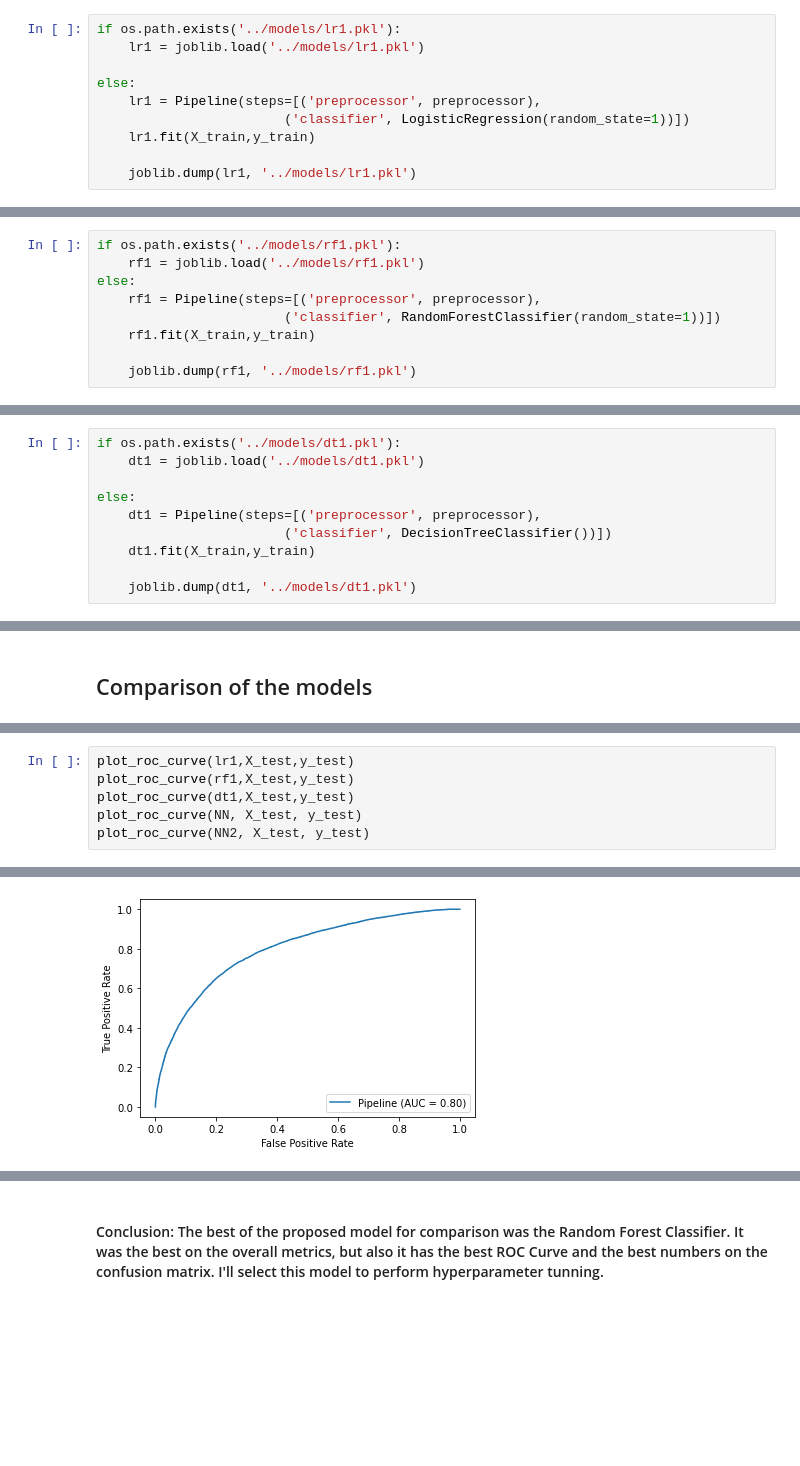
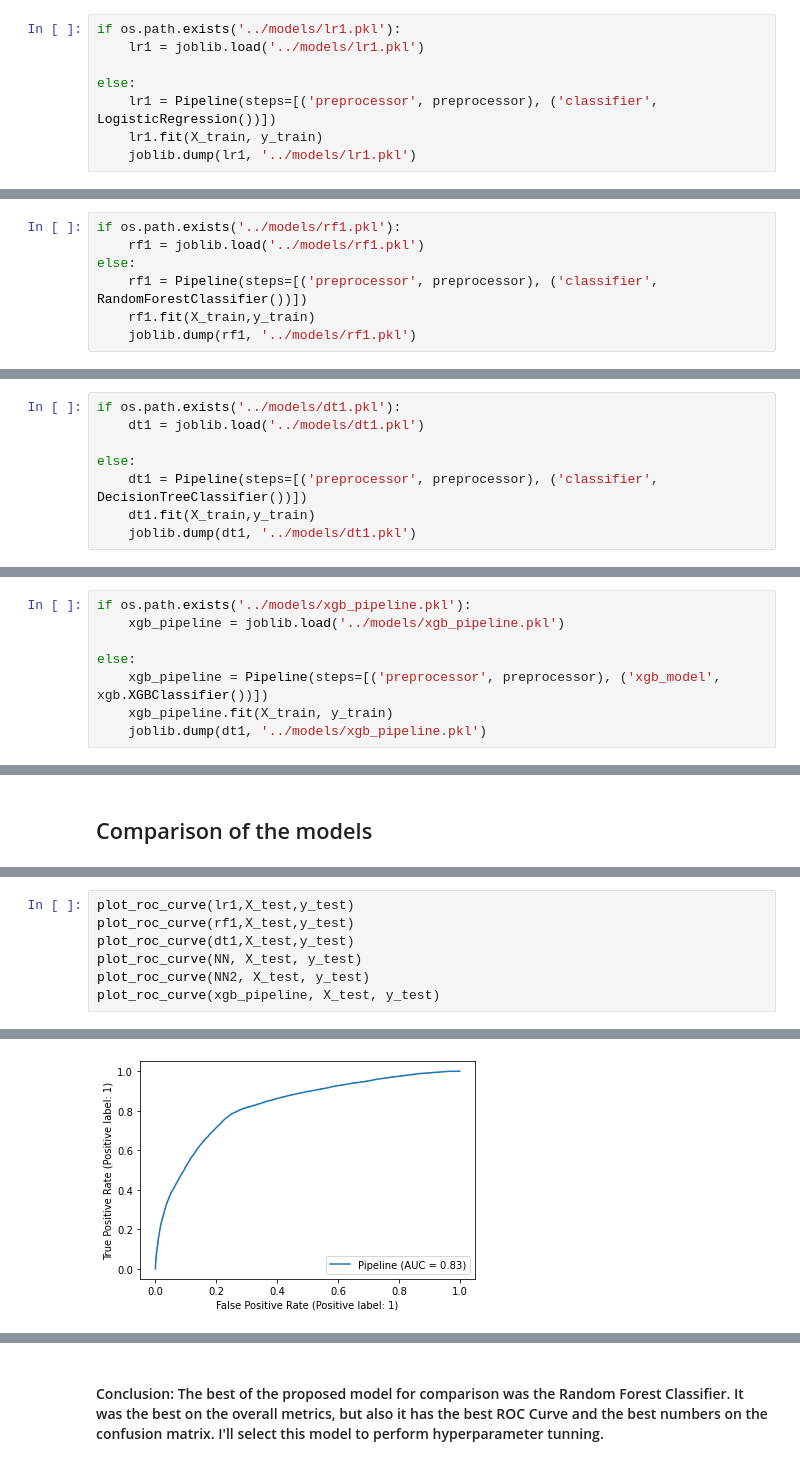
Before and after one commit to caarbelaezg/diabetes-problem, a Jupyter notebook: notebooks/predictive_models.ipynb, the cells around one changed output, grey strips where cells are left out. Cells and saved outputs as stored; diff of their text form; blank space fills up the shorter version.

Commit message:
XGB classifier

```diff
--- a/notebooks/predictive_models.ipynb
+++ b/notebooks/predictive_models.ipynb
@@ -77,8 +127,6 @@ if os.path.exists('../models/lr1.pkl'):
     lr1 = joblib.load('../models/lr1.pkl')
 
 else:
-    lr1 = Pipeline(steps=[('preprocessor', preprocessor),
-                        ('classifier', LogisticRegression(random_state=1))])
-    lr1.fit(X_train,y_train)
-
+    lr1 = Pipeline(steps=[('preprocessor', preprocessor), ('classifier', LogisticRegression())])
+    lr1.fit(X_train, y_train)
     joblib.dump(lr1, '../models/lr1.pkl')
@@ -109,10 +139,8 @@ lr_f1, lr_rec, lr_acc, lr_cm = metrics(y_test,y_pred)
 if os.path.exists('../models/rf1.pkl'):
     rf1 = joblib.load('../models/rf1.pkl')
 else:
-    rf1 = Pipeline(steps=[('preprocessor', preprocessor),
-                        ('classifier', RandomForestClassifier(random_state=1))])
+    rf1 = Pipeline(steps=[('preprocessor', preprocessor), ('classifier', RandomForestClassifier())])
     rf1.fit(X_train,y_train)
-
     joblib.dump(rf1, '../models/rf1.pkl')
 # %%
 y_pred = rf1.predict(X_test)
@@ -130,10 +159,8 @@ if os.path.exists('../models/dt1.pkl'):
     dt1 = joblib.load('../models/dt1.pkl')
 
 else:
-    dt1 = Pipeline(steps=[('preprocessor', preprocessor),
-                        ('classifier', DecisionTreeClassifier())])
+    dt1 = Pipeline(steps=[('preprocessor', preprocessor), ('classifier', DecisionTreeClassifier())])
     dt1.fit(X_train,y_train)
-
     joblib.dump(dt1, '../models/dt1.pkl')
 # %%
 y_pred = dt1.predict(X_test)
@@ -177,0 +207,8 @@ NN2_f1, NN2_rec, NN2_acc, NN2_cm = metrics(y_test,y_pred)
+# %%
+if os.path.exists('../models/xgb_pipeline.pkl'):
+    xgb_pipeline = joblib.load('../models/xgb_pipeline.pkl')
+
+else:
+    xgb_pipeline = Pipeline(steps=[('preprocessor', preprocessor), ('xgb_model', xgb.XGBClassifier())])
+    xgb_pipeline.fit(X_train, y_train)
+    joblib.dump(dt1, '../models/xgb_pipeline.pkl')
@@ -198,5 +246,6 @@ plot_roc_curve(rf1,X_test,y_test)
 plot_roc_curve(dt1,X_test,y_test)
 plot_roc_curve(NN, X_test, y_test)
 plot_roc_curve(NN2, X_test, y_test)
+plot_roc_curve(xgb_pipeline, X_test, y_test)
 # %% [output]
 <sklearn.metrics._plot.roc_curve.RocCurveDisplay at 0x...>
@@ -207 +256 @@ plot_roc_curve(NN2, X_test, y_test)
-[figure, old version]
+[figure, new version]
```
Also changed, not shown: parts of 26 cells of this notebook, 3 other files.
